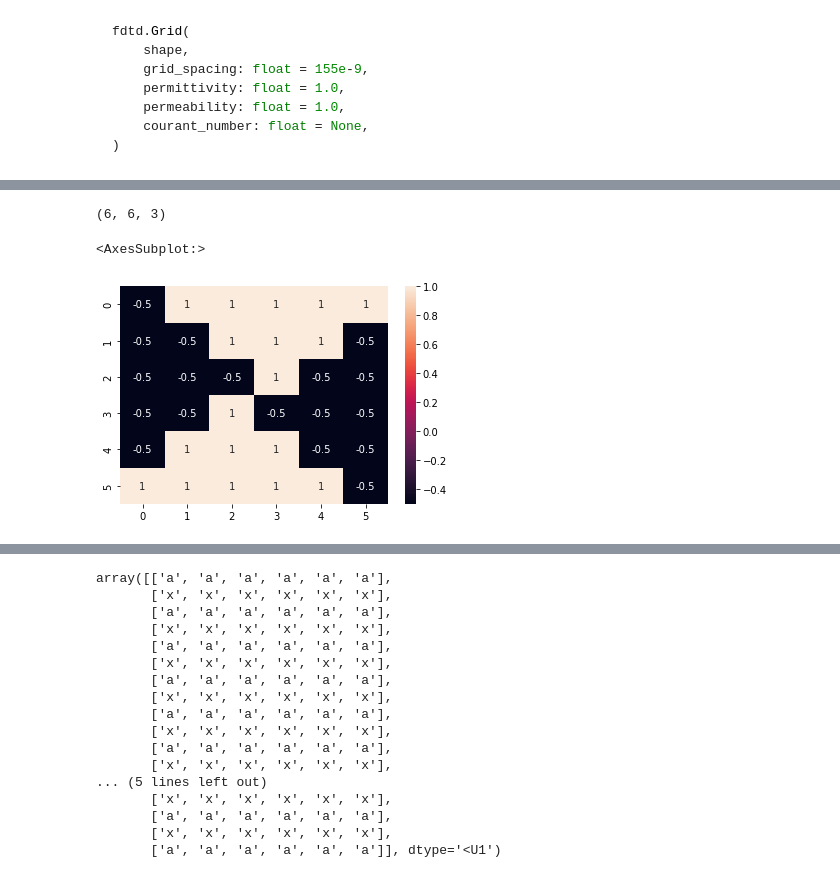
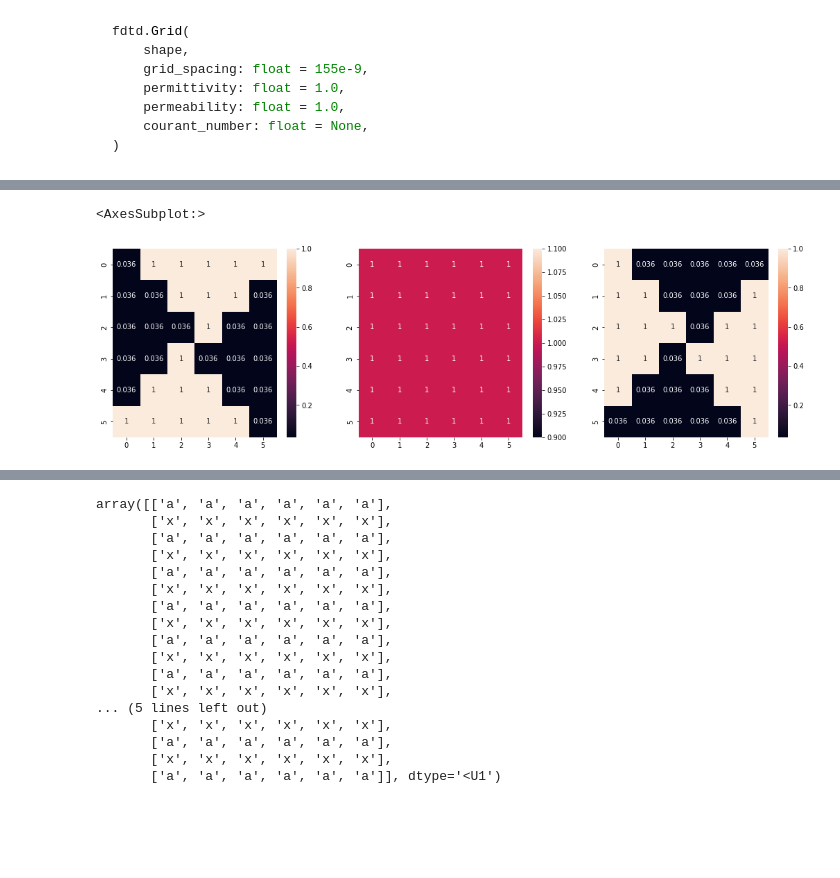
Before and after one commit to tornikeo/fe_vortex_optic_gates, a Jupyter notebook: fdtd-simulation.ipynb, the cells around one changed output, grey strips where cells are left out. Cells and saved outputs as stored; diff of their text form; code cells hidden in the pictures; blank space fills up the shorter version.

```diff
--- a/fdtd-simulation.ipynb
+++ b/fdtd-simulation.ipynb
@@ -6 +26,6 @@ import matplotlib.pyplot as plt
+# %%
+ratio = 0.53
+h = 10e-9
+lamd = h / ratio
+k_0 = 1 - 0.01 * (h/lamd) ** -2 # Used for eps hat calculation
 # %%
@@ -96,20 +96,21 @@ plt.matshow(vortex)
 # %%
 def eps_fun(phi):
-    k = 1.5
-    eps_1 = 1 - k * np.sin(phi)**2
-    eps_2 = k * np.sin(phi) * np.cos(phi)
-    eps_3 = 1 - k * np.cos(phi)**2
-#     eps = np.array([
-#         [eps_1,eps_2],
-#         [eps_2, eps_3]
-#     ])
+    eps_1 = 1 - k_0 * np.sin(phi)**2
+    eps_2 = k_0 * np.sin(phi) * np.cos(phi)
+    eps_3 = 1 - k_0 * np.cos(phi)**2
     eps = np.stack([eps_1,eps_2,eps_3],2)
     eps = eps.astype('float32')
     return eps
 
 
 vortex_eps = eps_fun(vortex)
+f,ax = plt.subplots(1,3,figsize=(18,5))
+sns.heatmap(vortex_eps[...,0],annot=True,ax=ax[0])
+# This should be zero and not be used for calculation
+# Substitue this with one
+vortex_eps[...,1] = 1.0
+sns.heatmap(vortex_eps[...,1],annot=True,ax=ax[1])
+sns.heatmap(vortex_eps[...,2],annot=True,ax=ax[2])
+# %% [output]
+<AxesSubplot:>
+[figure, added]
-# %%
-vortex_eps.shape
-# %% [output]
-(6, 6, 3)
@@ -120,6 +116,0 @@ e_0 = 8.854e-12
-# %%
-import seaborn as sns
-sns.heatmap(vortex_eps[...,0],annot=True)
-# %% [output]
-<AxesSubplot:>
-[figure, removed]
```
Also changed, not shown: parts of 16 cells of this notebook.
